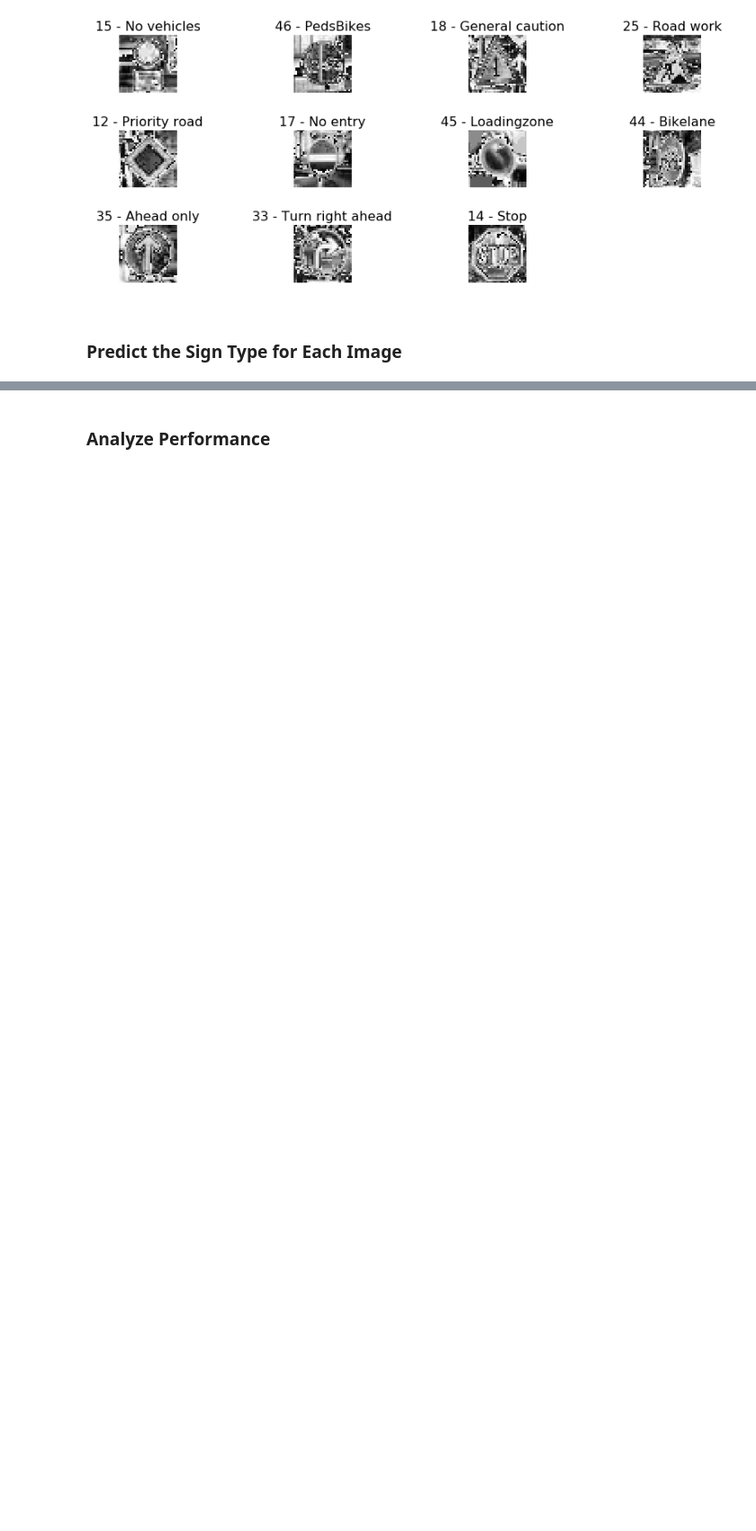
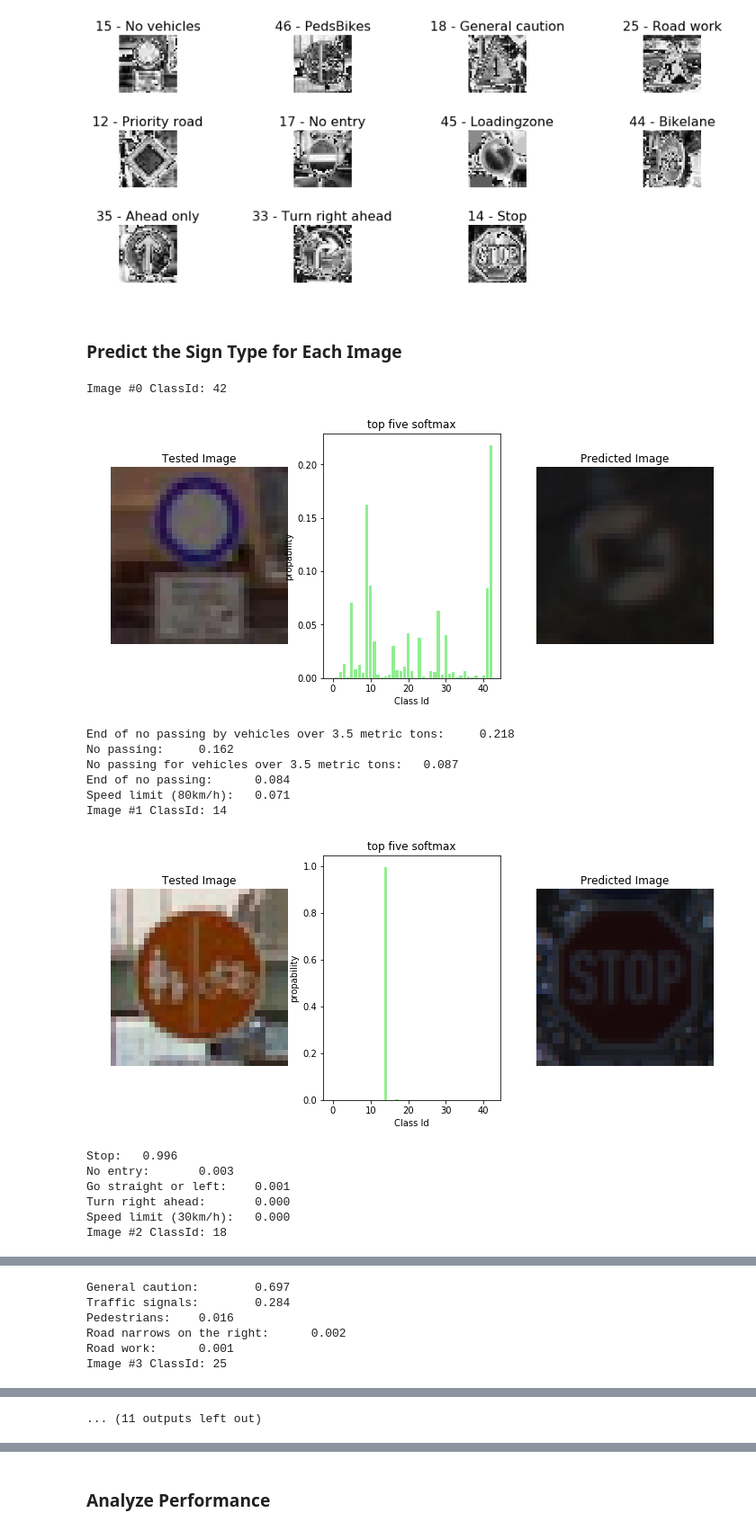
Before and after one commit to SiRi13/CarND-Traffic-Sign-Classifier-Project, a Jupyter notebook: Traffic_Sign_Classifier-CLAHE.ipynb, the cells around one changed output, grey strips where cells are left out. Shown at 90% size. Cells and saved outputs as stored; diff of their text form; code cells hidden in the pictures; blank space fills up the shorter version.

```diff
--- a/Traffic_Sign_Classifier-CLAHE.ipynb
+++ b/Traffic_Sign_Classifier-CLAHE.ipynb
@@ -555,24 +554,84 @@ plt.tight_layout()
 # %%
 ### Run the predictions here and use the model to output the prediction for each image.
 ### Make sure to pre-process the images with the same pre-processing pipeline used earlier.
 n_new_images = len(X_new)
 n_correct = 0
-k=5
+top=5
+
+softmax_for_later = dict()
+topK_for_later = dict()
 
 softmax = tf.nn.softmax(logits)
 with tf.Session() as sess:
     try:
         saver
     except NameError:
         saver = tf.train.Saver()
 
     saver.restore(sess, tf.train.latest_checkpoint('./'))
 
     for img_idx, image in enumerate(X_new):
         fd = {x: [image], keep_prob: 1.}
         softmax_predictions = sess.run(softmax, feed_dict=fd)
 
-        top_k = tf.nn.top_k(softmax, k)
-        top5v, top5i = sess.run(top_k, feed_dict=fd)
+        softmax_for_later[img_idx] = softmax_predictions
 
-        org_img = images_with_labels.get(str(i)) if str(i) in images_with_labels else placeholder
+        top_k = tf.nn.top_k(softmax, top)
+        topProbabilities, topClasses = sess.run(top_k, feed_dict=fd)
+
+        topK_for_later[img_idx] = (topProbabilities, topClasses)
+
+        predictedClass = topClasses[0][0]
+
+        # get sign from new image set to display
+        org_img = images_with_labels.get(str(y_new[img_idx]))
+
+        # get predicted sign from training set if it's not in new set
+        randomIndex = np.random.randint(0, n_classes)
+        indexGroup = y_train_group.groups.get(predictedClass)
+        predicted_img = X_train_org[indexGroup[randomIndex]]
+        # if predicted sign in new signs load it from there
+        if str(img_idx) in images_with_labels:
+            predicted_img = images_with_labels.get(str(predictedClass))
+
+        fig = plt.figure(figsize=(12,5))
+        print("Image #{} ClassId: {}".format(img_idx, predictedClass))
+        plt.subplot(1,3,1)
+        plt.imshow(org_img)
+        plt.title('Tested Image')
+        plt.axis('off')
+        plt.subplot(1,3,2)
+        plt.bar(left=signnames.ClassId, height=softmax_predictions[0], color='lightgreen')
+        plt.xlabel('Class Id')
+        plt.ylabel('propability')
+        plt.title('top five softmax')
+        plt.subplot(1,3,3)
+        plt.imshow(predicted_img)
+        plt.axis('off')
+        plt.title('Predicted Image')
+        plt.show()
+        fig.tight_layout()
+
+        for probability, classId in zip(topProbabilities[0], topClasses[0]):
+            print("{}:\t{:.3f}".format(signnames.SignName[classId], probability))
+
+        # test image class
+        testClass = y_new[img_idx]
+        # if predictedClass == testClass it was a correct match
+        n_correct += 1 if predictedClass == testClass else 0
+# %% [output]
+Image #0 ClassId: 42
+[figure, added]
+End of no passing by vehicles over 3.5 metric tons:     0.218
+No passing:     0.162
+No passing for vehicles over 3.5 metric tons:   0.087
+End of no passing:      0.084
+Speed limit (80km/h):   0.071
+Image #1 ClassId: 14
+[figure, added]
+Stop:   0.996
+No entry:       0.003
+Go straight or left:    0.001
+Turn right ahead:       0.000
+Speed limit (30km/h):   0.000
+Image #2 ClassId: 18
@@ -578,0 +639,6 @@ with tf.Session() as sess:
+General caution:        0.697
+Traffic signals:        0.284
+Pedestrians:    0.016
+Road narrows on the right:      0.002
+Road work:      0.001
+Image #3 ClassId: 25
@@ -578,0 +660 @@ with tf.Session() as sess:
+... (11 outputs left out)
```
Also changed, not shown: parts of 13 cells of this notebook.
